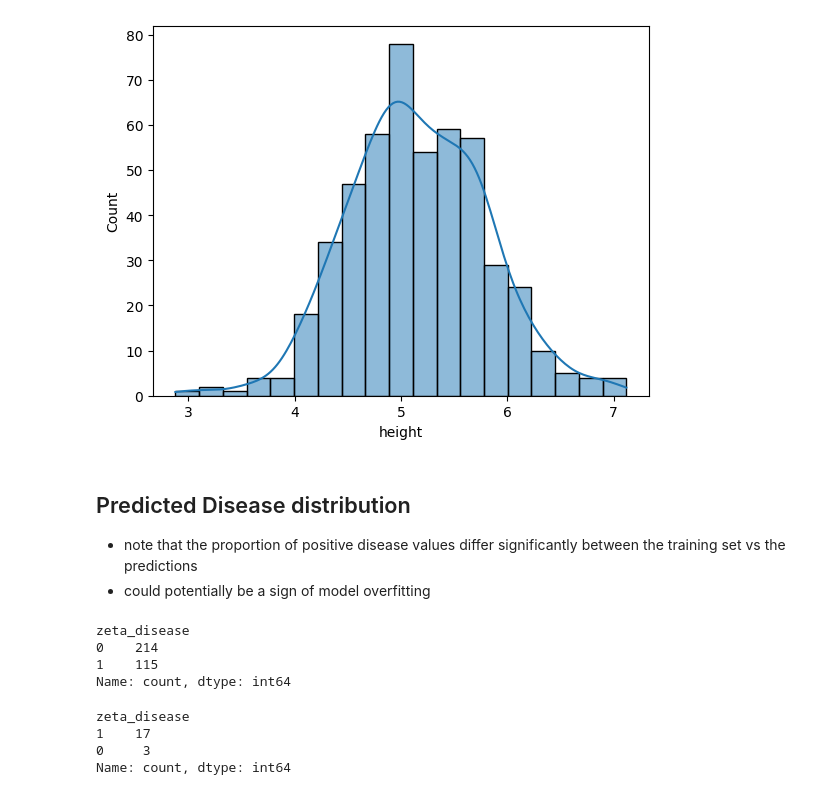
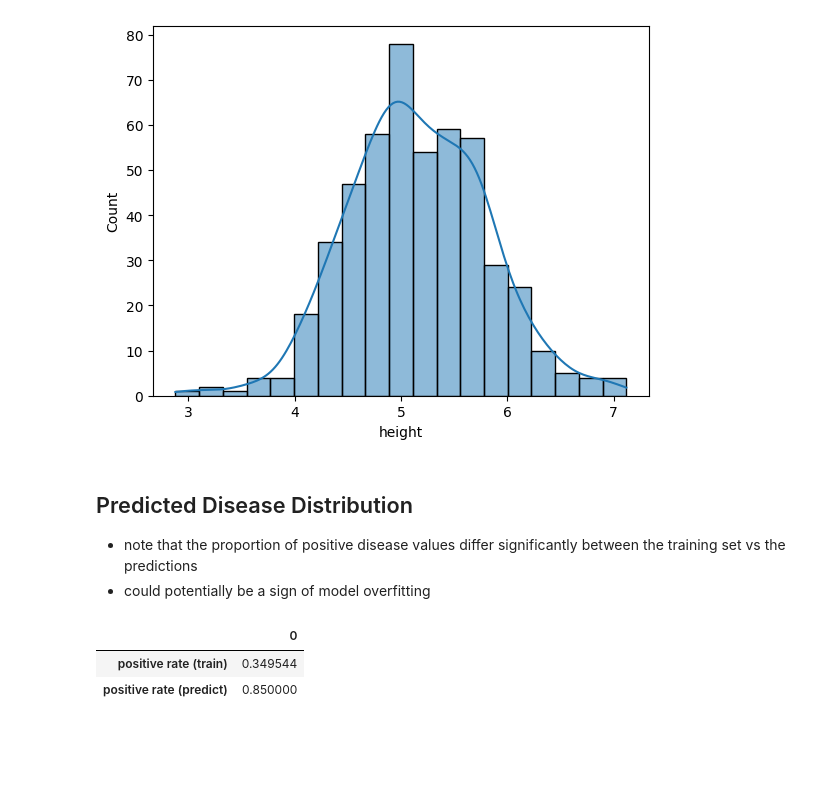
Before and after one commit to tina-may/zeta_disease, a Jupyter notebook: disease_model.ipynb, the cells around one changed output. Cells and saved outputs as stored; diff of their text form; code cells hidden in the pictures; blank space fills up the shorter version.

Commit message:
positive rates

```diff
--- a/disease_model.ipynb
+++ b/disease_model.ipynb
@@ -222,23 +222,15 @@ plt.show()
 # %% [output]
 [figure]
 # %% [markdown]
-## Predicted Disease distribution
+## Predicted Disease Distribution
 - note that the proportion of positive disease values differ significantly between the training set vs the predictions
 - could potentially be a sign of model overfitting
 # %%
-prediction_frequencies = prediction_df["zeta_disease"].value_counts()
-training_frequences = training_df["zeta_disease"].value_counts()
+positive_rate_train = len(training_df["zeta_disease"].loc[training_df["zeta_disease"] == 1]) / len(training_df)
+positive_rate_predict = len(prediction_df["zeta_disease"].loc[prediction_df["zeta_disease"] == 1]) / len(prediction_df)
+positive_rates = pd.DataFrame({"positive rate (train)": [positive_rate_train], "positive rate (predict)": [positive_rate_predict]})
+positive_rates.T
+# %% [output]
+|  | 0 |
+| positive rate (train) | 0.349544 |
+| positive rate (predict) | 0.850000 |
-# %%
-training_frequences
-# %% [output]
-zeta_disease
-0    214
-1    115
-Name: count, dtype: int64
-# %%
-prediction_frequencies
-# %% [output]
-zeta_disease
-1    17
-0     3
-Name: count, dtype: int64
```
